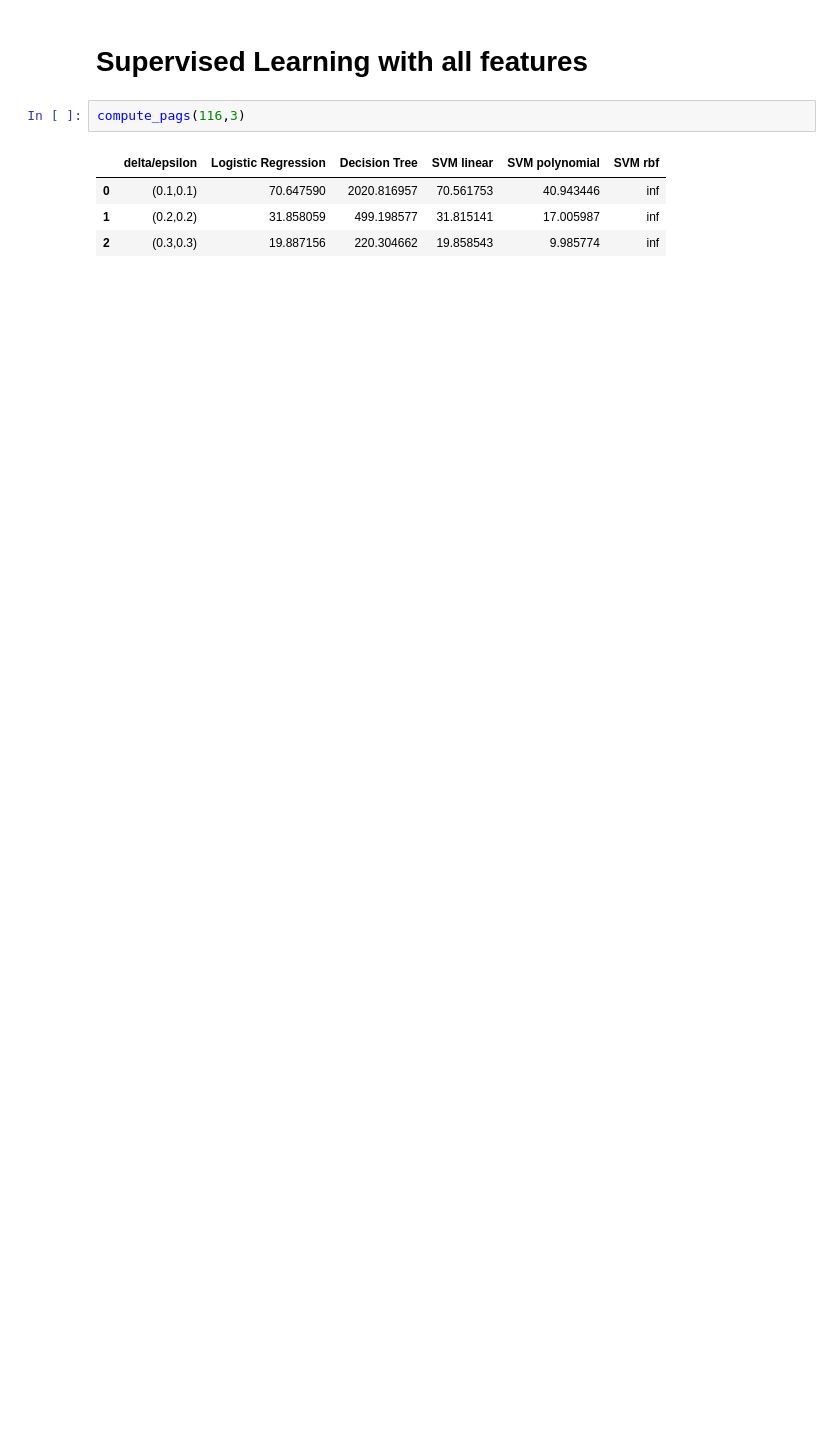
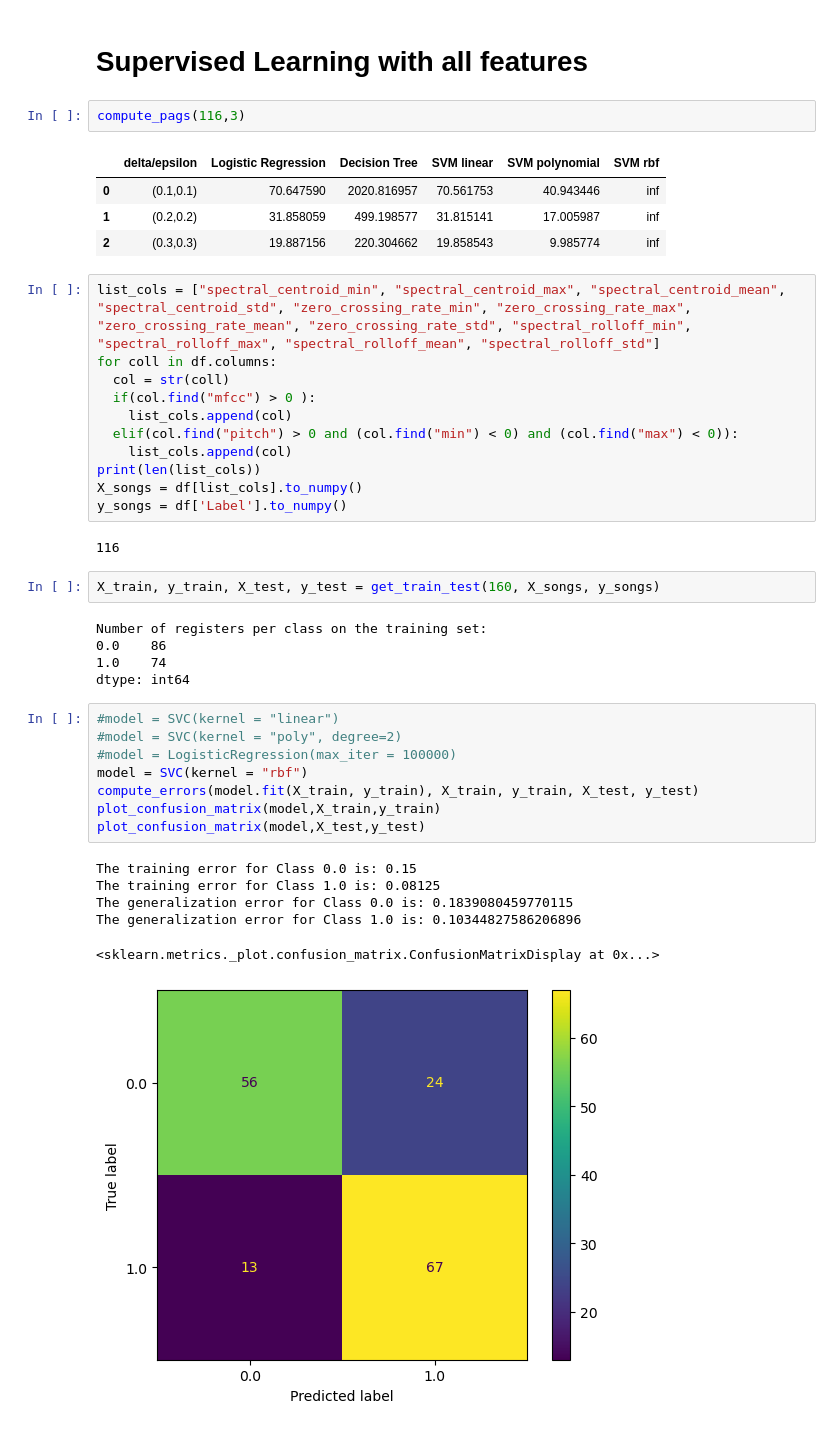
Before and after one commit to IsitaRex/Supervising-My-Musical-Taste, a Jupyter notebook: supervising_my_musical_taste.ipynb, the cells around one changed output. Drawn from its saved outputs; the diff is of its cells as text; blank space fills up the shorter version.

```diff
--- a/supervising_my_musical_taste.ipynb
+++ b/supervising_my_musical_taste.ipynb
@@ -451,3 +496,38 @@ compute_pags(116,3)
 | 0 | (0.1,0.1) | 70.647590 | 2020.816957 | 70.561753 | 40.943446 | inf |
 | 1 | (0.2,0.2) | 31.858059 | 499.198577 | 31.815141 | 17.005987 | inf |
 | 2 | (0.3,0.3) | 19.887156 | 220.304662 | 19.858543 | 9.985774 | inf |
+# %%
+list_cols = ["spectral_centroid_min", "spectral_centroid_max", "spectral_centroid_mean", "spectral_centroid_std", "zero_crossing_rate_min", "zero_crossing_rate_max", "zero_crossing_rate_mean", "zero_crossing_rate_std", "spectral_rolloff_min", "spectral_rolloff_max", "spectral_rolloff_mean", "spectral_rolloff_std"]
+for coll in df.columns:
+  col = str(coll)
+  if(col.find("mfcc") > 0 ):
+    list_cols.append(col)
+  elif(col.find("pitch") > 0 and (col.find("min") < 0) and (col.find("max") < 0)):
+    list_cols.append(col)
+print(len(list_cols))
+X_songs = df[list_cols].to_numpy()
+y_songs = df['Label'].to_numpy()
+# %% [output]
+116
+# %%
+X_train, y_train, X_test, y_test = get_train_test(160, X_songs, y_songs)
+# %% [output]
+Number of registers per class on the training set:
+0.0    86
+1.0    74
+dtype: int64
+# %%
+#model = SVC(kernel = "linear")
+#model = SVC(kernel = "poly", degree=2)
+#model = LogisticRegression(max_iter = 100000)
+model = SVC(kernel = "rbf")
+compute_errors(model.fit(X_train, y_train), X_train, y_train, X_test, y_test)
+plot_confusion_matrix(model,X_train,y_train)
+plot_confusion_matrix(model,X_test,y_test)
+# %% [output]
+The training error for Class 0.0 is: 0.15
+The training error for Class 1.0 is: 0.08125
+The generalization error for Class 0.0 is: 0.1839080459770115
+The generalization error for Class 1.0 is: 0.10344827586206896
+<sklearn.metrics._plot.confusion_matrix.ConfusionMatrixDisplay at 0x...>
+[figure, added]
```
Also changed, not shown: parts of 11 cells of this notebook.
